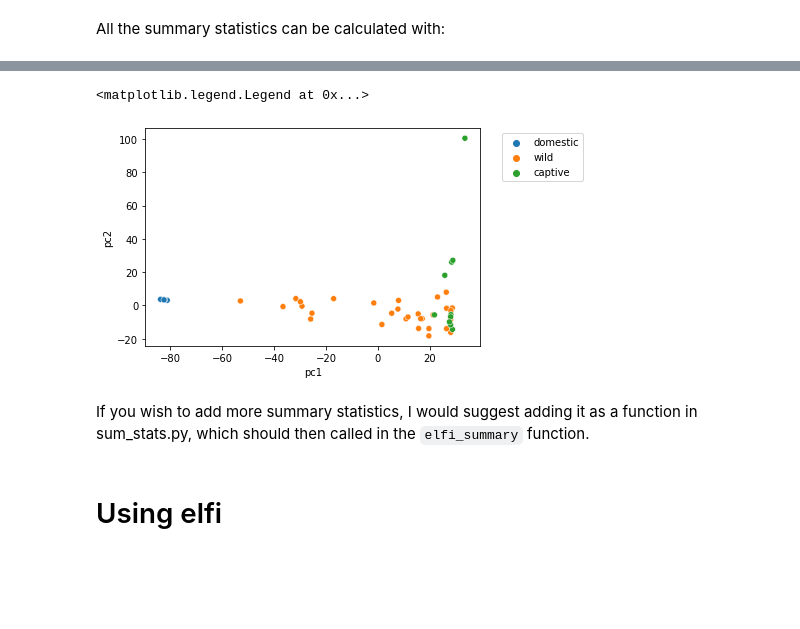
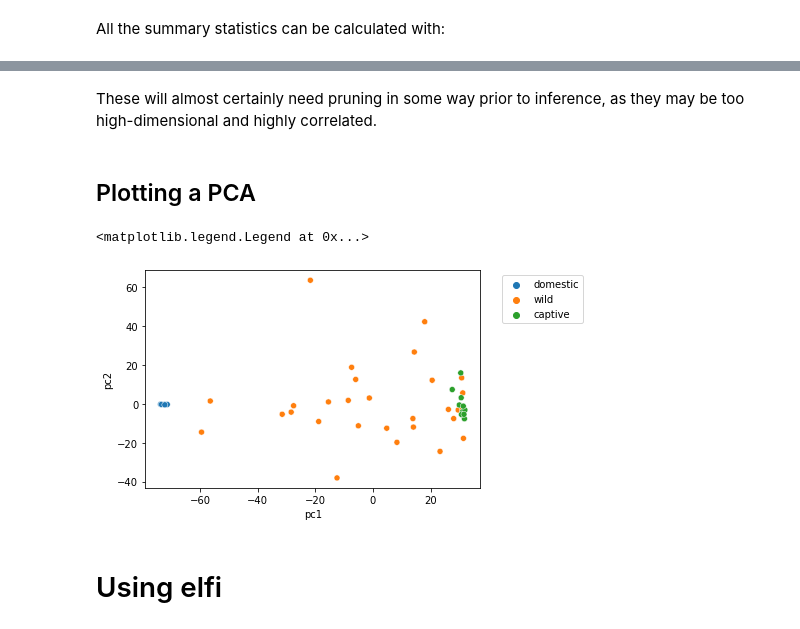
Before and after one commit to danielward27/wildcats, a Jupyter notebook: scripts/tutorial.ipynb, the cells around one changed output, grey strips where cells are left out. Saved outputs shown, nothing was run; the diff lists cells and outputs as text; code cells hidden in the pictures; blank space fills up the shorter version.

```diff
--- a/scripts/tutorial.ipynb
+++ b/scripts/tutorial.ipynb
@@ -28,28 +26,24 @@ In order to run a simulation, the simplest way (which is elfi compatible) is sho
 # %%
 %%time
-pod = elfi_sim(
-        bottleneck_strength_domestic=[3000],
-        bottleneck_strength_wild=[30000],
-        bottleneck_time_domestic=[3000],
-        bottleneck_time_wild=[4000],
-        captive_time=[20],
-        div_time=[40000],
-        mig_length_post_split=[1000],
-        mig_length_wild=[20],
-        mig_rate_captive=[0.01],
-        mig_rate_post_split=[0.1],
-        mig_rate_wild=[0.01],
-        pop_size_captive=[1000],
-        pop_size_domestic_1=[100],
-        pop_size_domestic_2=[100],
-        pop_size_wild_1=[500],
-        pop_size_wild_2=[500],
+data = simple_sim(
+        bottleneck_strength_domestic=3000,
+        bottleneck_strength_wild=30000,
+        bottleneck_time_domestic=3000,
+        bottleneck_time_wild=4000,
+        captive_time=20,
+        div_time=40000,
+        mig_length_post_split=1000,
+        mig_length_wild=20,
+        mig_rate_captive=0.01,
+        mig_rate_post_split=0.1,
+        mig_rate_wild=0.01,
+        pop_size_captive=1000,
+        pop_size_domestic_1=100,
+        pop_size_domestic_2=100,
+        pop_size_wild_1=500,
+        pop_size_wild_2=500,
         length=int(10e6),
         recombination_rate=1.8e-8,
         mutation_rate=6e-8,
-        random_state=np.random.RandomState(3),
-        batch_size=1
-)
-
-print(f"pod has shape {pod.shape}")
+        seed=1)
 # %% [output]
@@ -112,14 +115,16 @@ Again this is two dimensional, in which axis 0 is of size batch_size, and axis 1
+# %% [markdown]
+These will almost certainly need pruning in some way prior to inference, as they may be too high-dimensional and highly correlated.
+# %% [markdown]
+## Plotting a PCA
 # %%
 from sim.sum_stats import pca
-pod.allelify()  # convert from numpy to scikit allel equivilents
-pca_data = pca(pod.genotypes["all_pops"].to_n_alt(), pod.subpops)  # to_n_alt converts to 012 format
+data.allelify()  # convert from numpy to scikit allel equivilents
+pca_data = pca(data.genotypes["all_pops"].to_n_alt(), data.subpops)  # to_n_alt converts to 012 format
 sns.scatterplot(x=pca_data["pc1"], y=pca_data["pc2"], hue=pca_data["population"])
 plt.legend(bbox_to_anchor=(1.05, 1))
 # %% [output]
 <matplotlib.legend.Legend at 0x...>
-[figure, old version]
+[figure, new version]
-# %% [markdown]
-If you wish to add more summary statistics, I would suggest adding it as a function in sum_stats.py, which should then called in the `elfi_summary` function.
 # %% [markdown]
 # Using elfi
 # %% [markdown]
```
Also changed, not shown: parts of 14 cells of this notebook, 3 other files.
